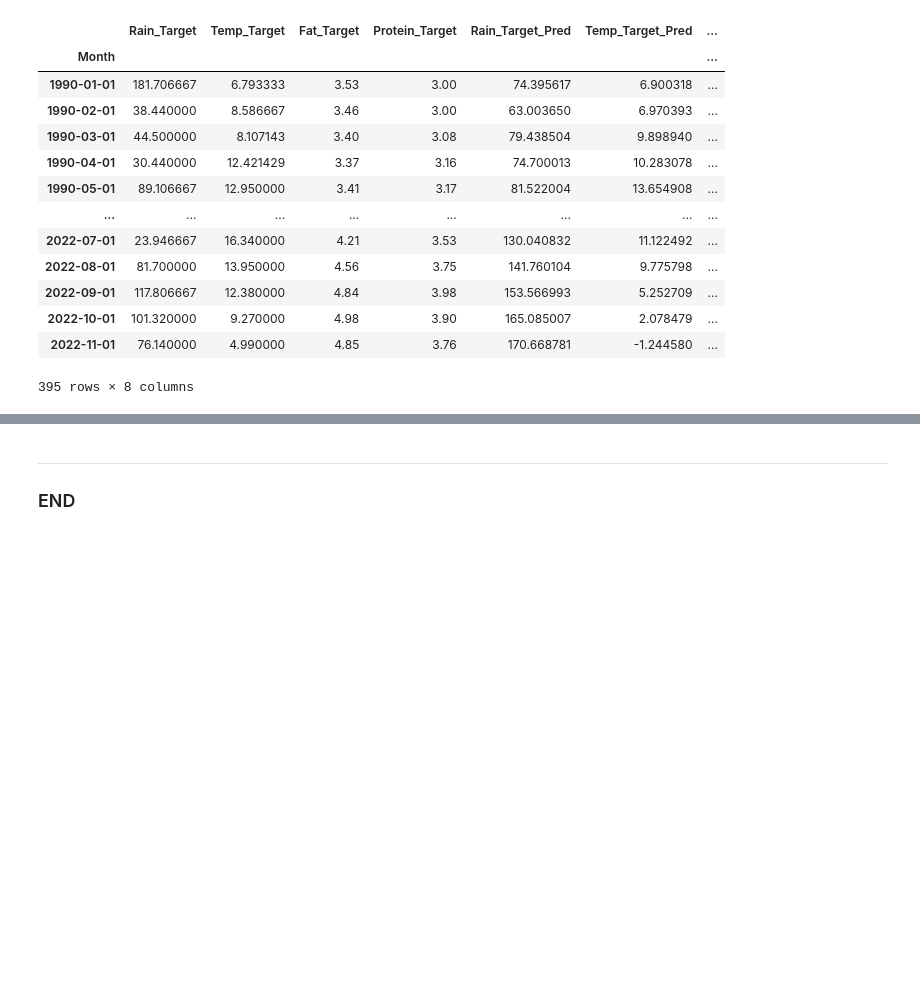
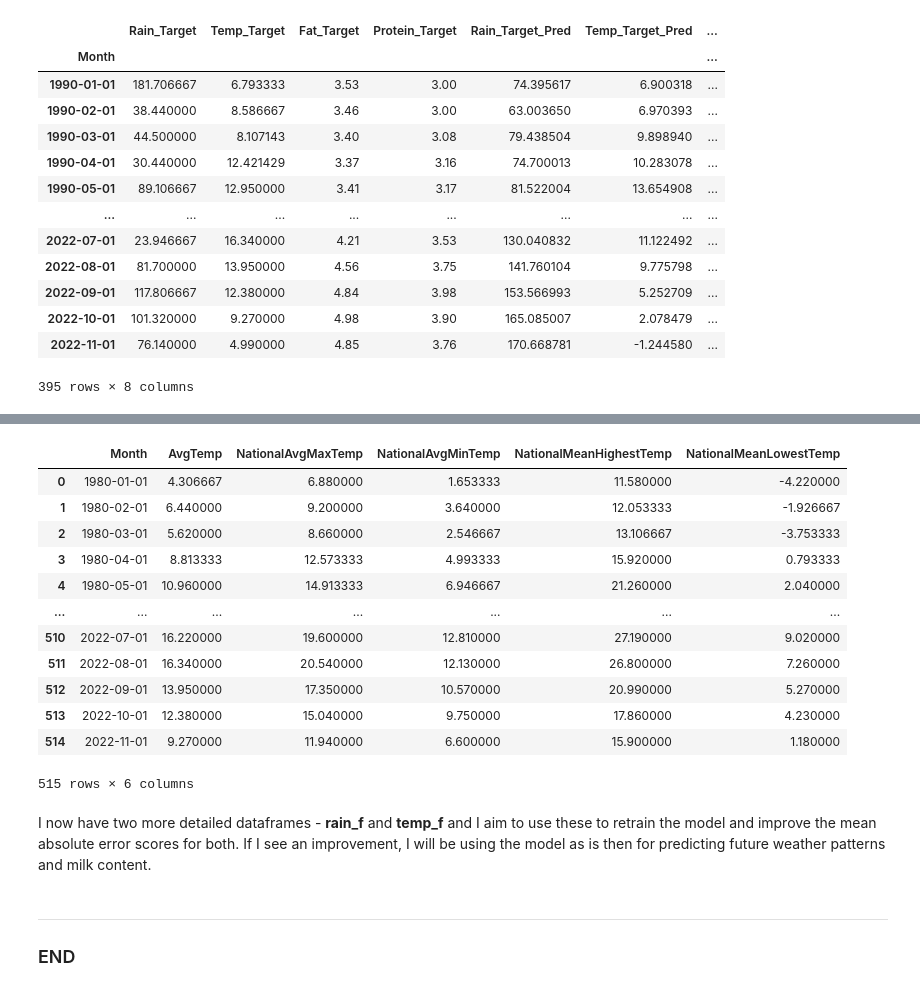
Before and after one commit to turps-pc90/PfDA_Assignment, a Jupyter notebook: PfDA_Assignment.ipynb, the cells around one changed output, grey strips where cells are left out. Saved outputs shown, nothing was run; the diff lists cells and outputs as text; code cells hidden in the pictures; blank space fills up the shorter version.

Commit message:
New DataFrames created to improve model

```diff
--- a/PfDA_Assignment.ipynb
+++ b/PfDA_Assignment.ipynb
@@ -913,0 +1009,21 @@ After our first attempt, there is a significant discrepancy between the Rain_Tar
+# %%
+# Filter the DataFrame for the desired 'Statistic Labels'
+avg_max = more_sun[more_sun['Statistic Label'].isin(['Average Maximum Temperature'])]
+avg_min = more_sun[more_sun['Statistic Label'].isin(['Average Minimum Temperature'])]
+mean_highest = more_sun[more_sun['Statistic Label'].isin(['Highest Temperature'])]
+mean_lowest = more_sun[more_sun['Statistic Label'].isin(['Lowest Temperature'])]
+
+# Group by 'Month' and calculate the mean for each group
+national_avg_max = avg_max.groupby('Month')['VALUE'].mean()
+national_avg_min = avg_min.groupby('Month')['VALUE'].mean()
+national_mean_highest = mean_highest.groupby('Month')['VALUE'].mean()
+national_mean_lowest = mean_lowest.groupby('Month')['VALUE'].mean()
+
+# Rename the columns
+national_avg_max = national_avg_max.rename('NationalAvgMaxTemp')
+national_avg_min = national_avg_min.rename('NationalAvgMinTemp')
+national_mean_highest = national_mean_highest.rename('NationalMeanHighestTemp')
+national_mean_lowest = national_mean_lowest.rename('NationalMeanLowestTemp')
+
+# Merge the four dataframes on Month using a nested merge - there may be smarter ways of doing this but I am happy with it as it works.
+more_tempdata = pd.merge(national_avg_max, pd.merge(national_avg_min, pd.merge(national_mean_highest, national_mean_lowest, on='Month', how='outer'), on='Month', how='outer'), on='Month', how='outer')
@@ -913,0 +1032,15 @@ After our first attempt, there is a significant discrepancy between the Rain_Tar
+# %%
+# Resetting index of more_raindata and irish_hdata ('Month') into regular columns, making it available for merging.
+more_raindata = more_raindata.copy().reset_index(drop=True)
+irish_hdata = irish_hdata.copy().reset_index(drop=True)
+
+# Converting irish_hdata Month column to be compatible for the merge
+irish_hdata['Month'] = pd.to_datetime(irish_hdata['Month'])
+
+# Merging on 'Month' column
+rain_f = pd.merge(more_raindata, irish_hdata[['Month', 'AvgRain']], on='Month', how='inner')
+
+preferred_column_order = ['Month', 'AvgRain', 'NationalHighestAvgRainfallThisMonthMM', 'NumberOfRainDaysThisMonth']
+rain_f = rain_f[preferred_column_order]
+
+rain_f
@@ -914,3 +1061,27 @@ After our first attempt, there is a significant discrepancy between the Rain_Tar
+# %%
+# Merging on 'Month' column for more_tempdata and irish_hdata
+temp_f = pd.merge(more_tempdata, irish_hdata[['Month', 'AvgTemp']], on='Month', how='inner')
+
+preferred_column_order = ['Month', 'AvgTemp', 'NationalAvgMaxTemp', 'NationalAvgMinTemp', 'NationalMeanHighestTemp', 'NationalMeanLowestTemp']
+temp_f = temp_f[preferred_column_order]
+
+temp_f
+# %% [output]
+|  | Month | AvgTemp | NationalAvgMaxTemp | NationalAvgMinTemp | NationalMeanHighestTemp | NationalMeanLowestTemp |
+| 0 | 1980-01-01 | 4.306667 | 6.880000 | 1.653333 | 11.580000 | -4.220000 |
+| 1 | 1980-02-01 | 6.440000 | 9.200000 | 3.640000 | 12.053333 | -1.926667 |
+| 2 | 1980-03-01 | 5.620000 | 8.660000 | 2.546667 | 13.106667 | -3.753333 |
+| 3 | 1980-04-01 | 8.813333 | 12.573333 | 4.993333 | 15.920000 | 0.793333 |
+| 4 | 1980-05-01 | 10.960000 | 14.913333 | 6.946667 | 21.260000 | 2.040000 |
+| ... | ... | ... | ... | ... | ... | ... |
+| 510 | 2022-07-01 | 16.220000 | 19.600000 | 12.810000 | 27.190000 | 9.020000 |
+| 511 | 2022-08-01 | 16.340000 | 20.540000 | 12.130000 | 26.800000 | 7.260000 |
+| 512 | 2022-09-01 | 13.950000 | 17.350000 | 10.570000 | 20.990000 | 5.270000 |
+| 513 | 2022-10-01 | 12.380000 | 15.040000 | 9.750000 | 17.860000 | 4.230000 |
+| 514 | 2022-11-01 | 9.270000 | 11.940000 | 6.600000 | 15.900000 | 1.180000 |
+515 rows × 6 columns
+# %% [markdown]
+I now have two more detailed dataframes - **rain_f** and **temp_f** and I aim to use these to retrain the model and improve the mean absolute error scores for both. If I see an improvement, I will be using the model as is then for predicting future weather patterns and milk content.
 # %% [markdown]
 ***
 ### END
```
Also changed, not shown: parts of 10 cells of this notebook, 2 other files.
